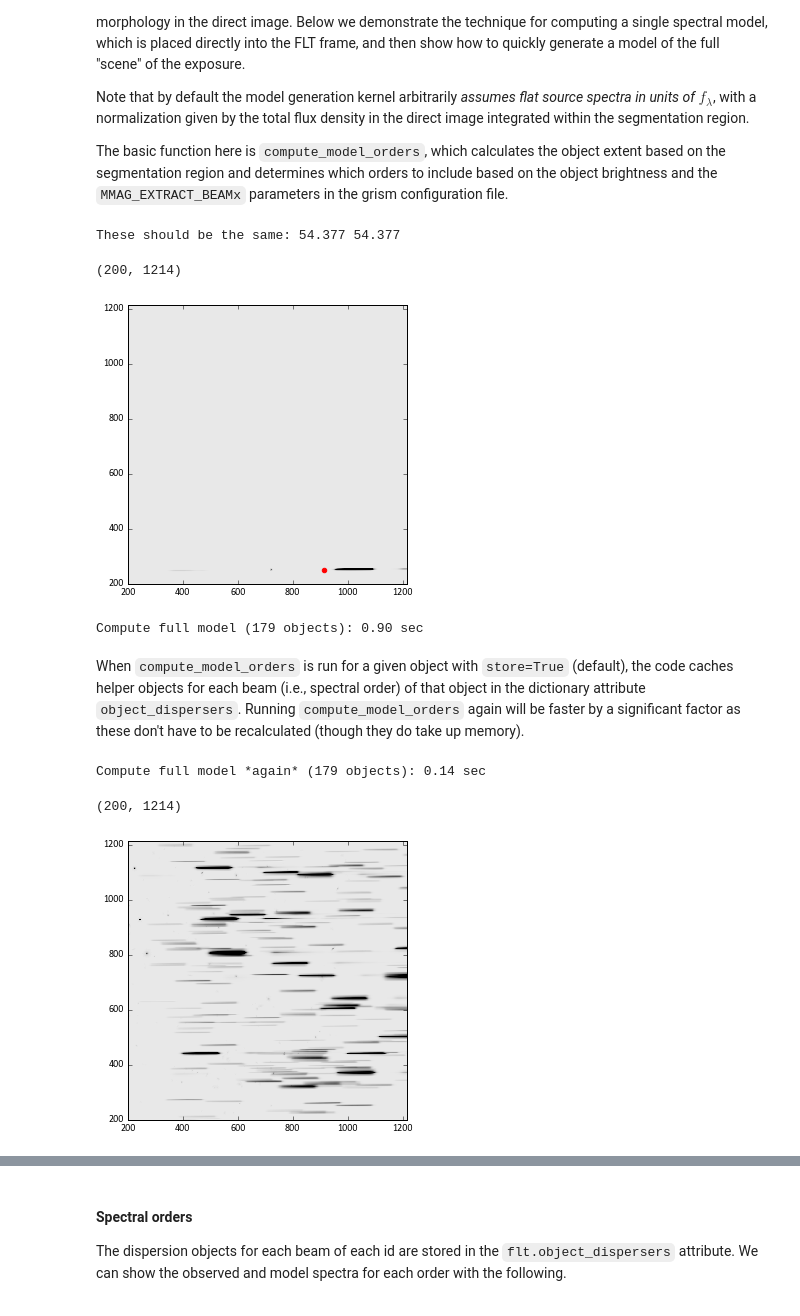
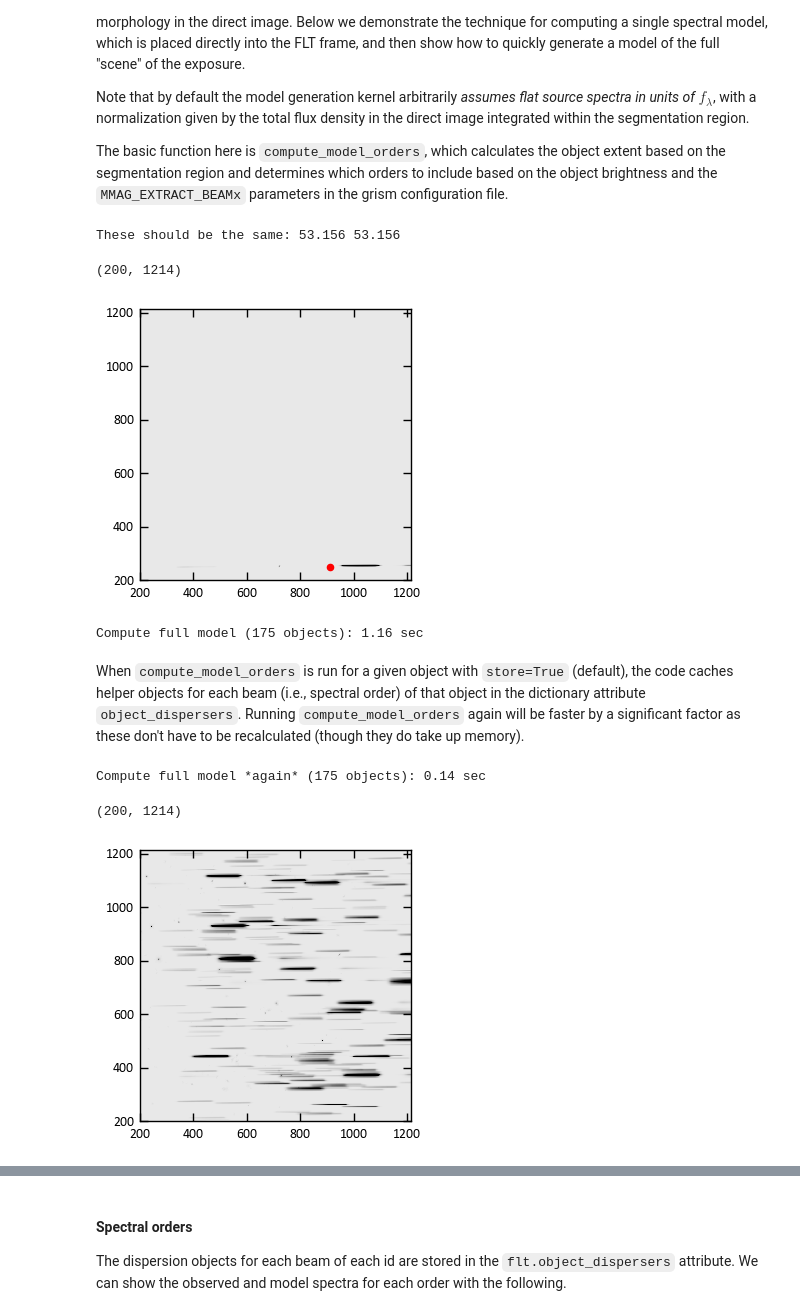
Before and after one commit to gbrammer/grizli, a Jupyter notebook: examples/Grizli Demo.ipynb, the cells around one changed output, grey strips where cells are left out. Drawn from its saved outputs; the diff is of its cells as text; code cells hidden in the pictures.

```diff
--- a/examples/Grizli Demo.ipynb
+++ b/examples/Grizli Demo.ipynb
@@ -6,7 +6,7 @@ import collections
 import matplotlib as mpl
 import matplotlib.pyplot as plt
 import matplotlib.gridspec
-mpl.rcParams['figure.figsize'] = (10.0, 5.0)
+mpl.rcParams['figure.figsize'] = (7.0, 3.5)
 
 import numpy as np
 import astropy.io.fits as pyfits
@@ -14,7 +14,7 @@ import astropy.io.fits as pyfits
 import grizli
 
 ### Dev
-import grizlidev as grizli
-import grizlidev
-reload(grizlidev.utils_c); reload(grizlidev.model);
-reload(grizlidev.grismconf); reload(grizlidev.utils); reload(grizlidev); reload(grizli)
+# import grizlidev as grizli
+# import grizlidev
+# reload(grizlidev.utils_c); reload(grizlidev.model);
+# reload(grizlidev.grismconf); reload(grizlidev.utils); reload(grizlidev); reload(grizli)
@@ -131,27 +131,27 @@ The basic function here is `compute_model_orders`, which calculates the object e
 # %%
 ### Make sure these are initialized
 flt.object_dispersers = collections.OrderedDict()
 flt.model *= 0
 
 ### Compute model of a single object and catch the output, mag=-1 will force compute all orders
 single_model = flt.compute_model_orders(id=id, compute_size=True, mag=-1, in_place=False)
 
 ### The other option is to store the model "in place" in the `flt.model` attribute.
 status = flt.compute_model_orders(id=id, compute_size=True, mag=-1, in_place=True)
-print 'These should be the same: %.3f %.3f' %(single_model.sum(), flt.model.sum())
+print('These should be the same: %.3f %.3f' %(single_model[1].sum(), flt.model.sum()))
 
 ## Show it
-plt.imshow(single_model*10, interpolation='Nearest', vmin=-0.02, vmax=0.2,
+plt.imshow(single_model[1]*10, interpolation='Nearest', vmin=-0.02, vmax=0.2,
            cmap='gray_r', origin='lower')
 
 plt.scatter(xseg, yseg, marker='o', color='r') # position in direct image
 
 plt.xlim(flt.pad, flt.direct.sh[1]-flt.pad)
 plt.ylim(flt.pad, flt.direct.sh[0]-flt.pad)
 # %% [output]
-These should be the same: 54.377 54.377
+These should be the same: 53.156 53.156
 (200, 1214)
-[figure, old version]
+[figure, new version]
 # %%
 ### Now compute the full FLT model
 import collections
@@ -171,9 +171,9 @@ flt.compute_full_model(ids=flt.catalog['id'][keep],
                        mags=flt.catalog['mag'][keep])
 
 t1 = time.time()
-print 'Compute full model (%d objects): %.2f sec' %(keep.sum(), (t1-t0)*1)
+print('Compute full model (%d objects): %.2f sec' %(keep.sum(), (t1-t0)*1))
 # %% [output]
-Compute full model (179 objects): 0.90 sec
+Compute full model (175 objects): 1.16 sec
 # %% [markdown]
 When `compute_model_orders` is run for a given object with `store=True` (default), the code caches helper objects for each beam (i.e., spectral order) of that object in the dictionary attribute `object_dispersers`.  Running `compute_model_orders` again will be faster by a significant factor as these don't have to be recalculated (though they do take up memory).
 # %%
@@ -182,9 +182,9 @@ flt.compute_full_model(ids=flt.catalog['id'][keep],
                        mags=flt.catalog['mag'][keep])
 
 t1 = time.time()
-print 'Compute full model *again* (%d objects): %.2f sec' %(keep.sum(), (t1-t0)*1)
+print('Compute full model *again* (%d objects): %.2f sec' %(keep.sum(), (t1-t0)*1))
 # %% [output]
-Compute full model *again* (179 objects): 0.14 sec
+Compute full model *again* (175 objects): 0.14 sec
 # %%
 # Full model
 plt.imshow(flt.model, interpolation='Nearest', vmin=-0.02, vmax=0.2,
@@ -193,7 +193,7 @@ plt.xlim(flt.pad, flt.direct.sh[1]-flt.pad)
 plt.ylim(flt.pad, flt.direct.sh[0]-flt.pad)
 # %% [output]
 (200, 1214)
-[figure, old version]
+[figure, new version]
 # %%
 # residual
 plt.imshow(flt.grism.data['SCI'] - flt.model, interpolation='Nearest', vmin=-0.02, vmax=0.2,
```
Also changed, not shown: parts of 20 cells of this notebook, 1 other file.
